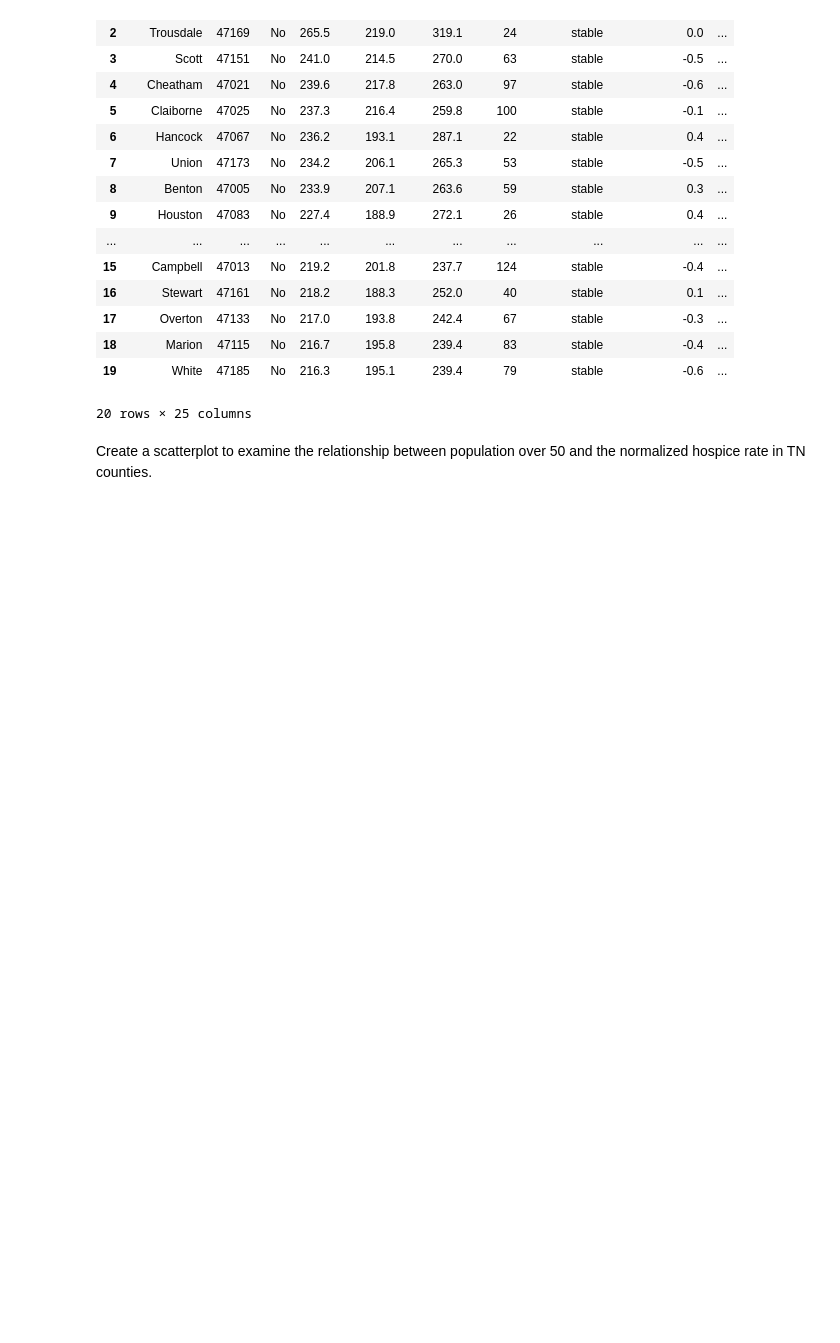
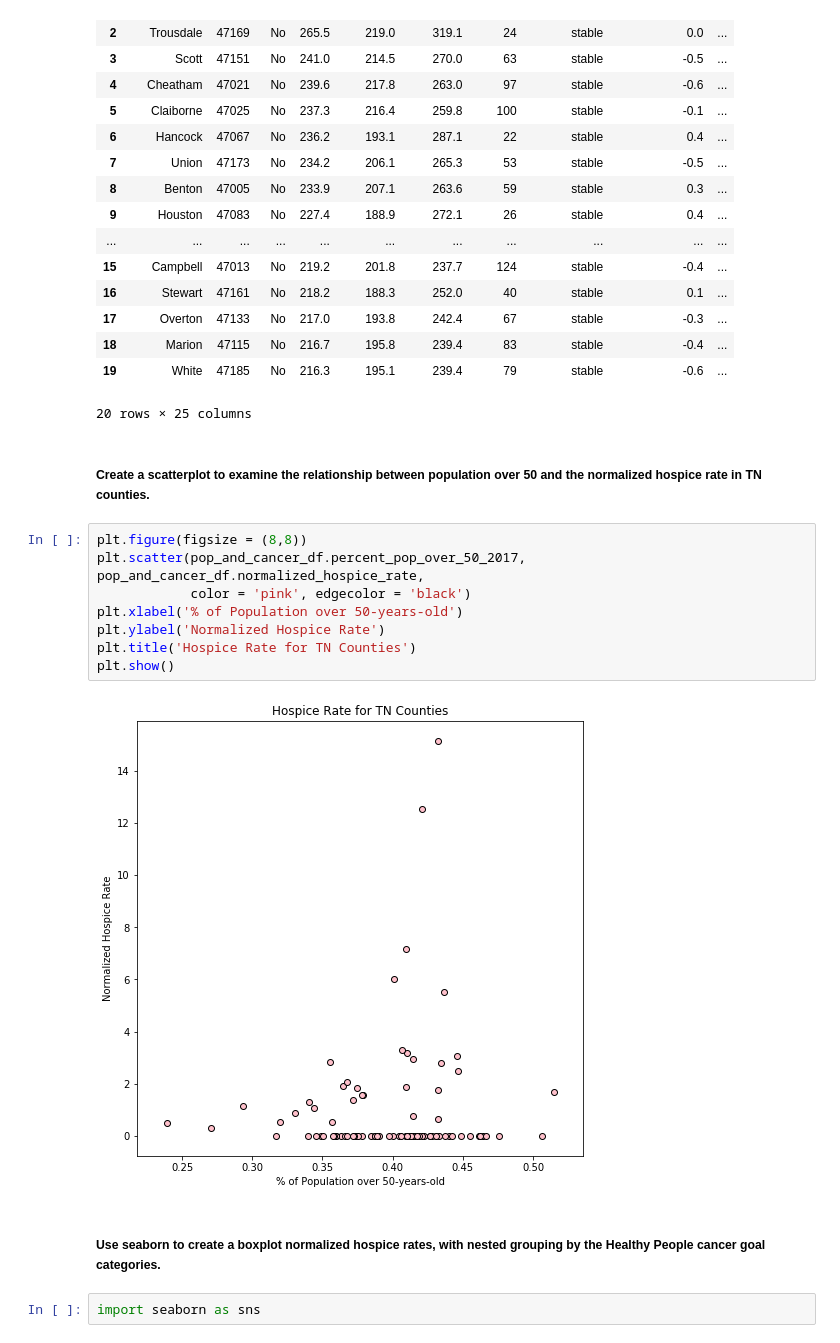
Before and after one commit to Leungam/vanderbilt-aspire-data-essentials, a Jupyter notebook: First_Notebook_data_essentials.ipynb, the cells around one changed output. Saved outputs shown, nothing was run; the diff lists cells and outputs as text; blank space fills up the shorter version.

```diff
--- a/First_Notebook_data_essentials.ipynb
+++ b/First_Notebook_data_essentials.ipynb
@@ -579,4 +607,18 @@ pop_and_cancer_df.head(20)
 | 19 | White | 47185 | No | 216.3 | 195.1 | 239.4 | 79 | stable | -0.6 | ... |
 20 rows × 25 columns
 # %% [markdown]
-Create a scatterplot to examine the relationship between population over 50 and the normalized hospice rate in TN counties.
+##### Create a scatterplot to examine the relationship between population over 50 and the normalized hospice rate in TN counties.
+# %%
+plt.figure(figsize = (8,8))
+plt.scatter(pop_and_cancer_df.percent_pop_over_50_2017, pop_and_cancer_df.normalized_hospice_rate,
+            color = 'pink', edgecolor = 'black')
+plt.xlabel('% of Population over 50-years-old')
+plt.ylabel('Normalized Hospice Rate')
+plt.title('Hospice Rate for TN Counties')
+plt.show()
+# %% [output]
+[figure, added]
+# %% [markdown]
+##### Use seaborn to create a boxplot normalized hospice rates, with nested grouping by the Healthy People cancer goal categories.
+# %%
+import seaborn as sns
```
Also changed, not shown: parts of 34 cells of this notebook.
